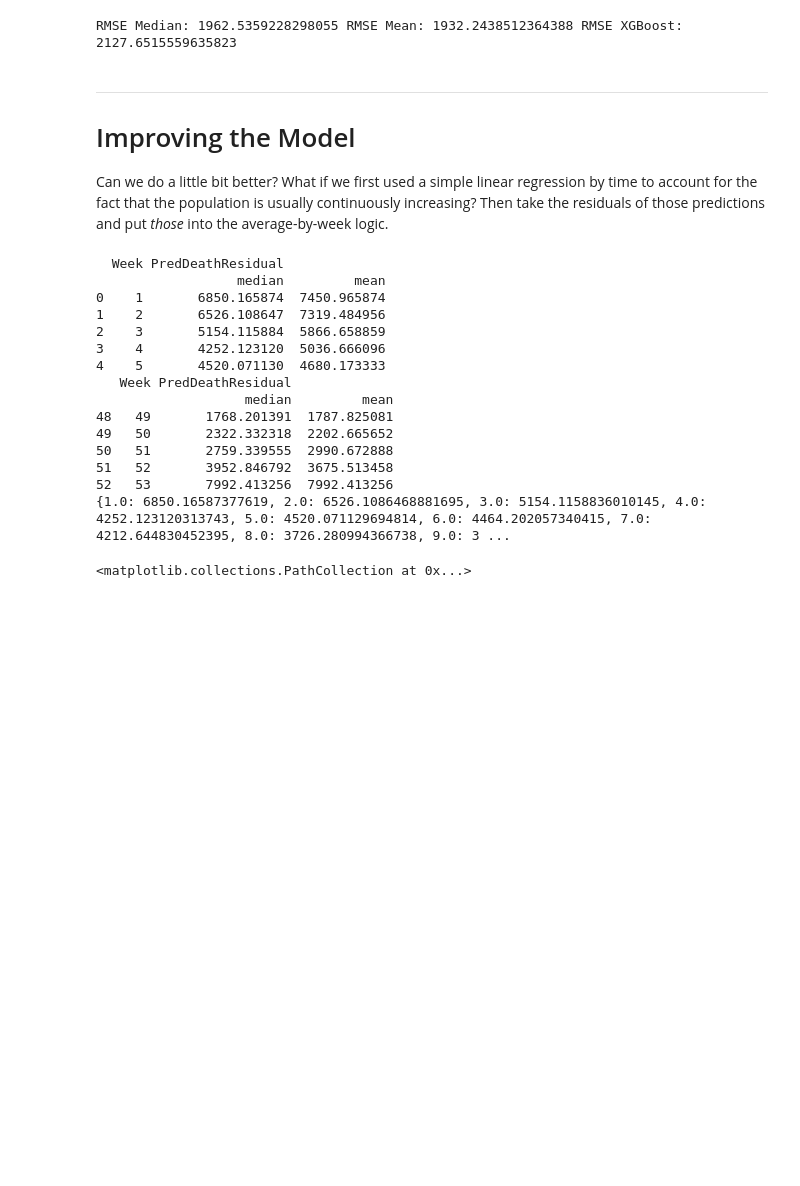
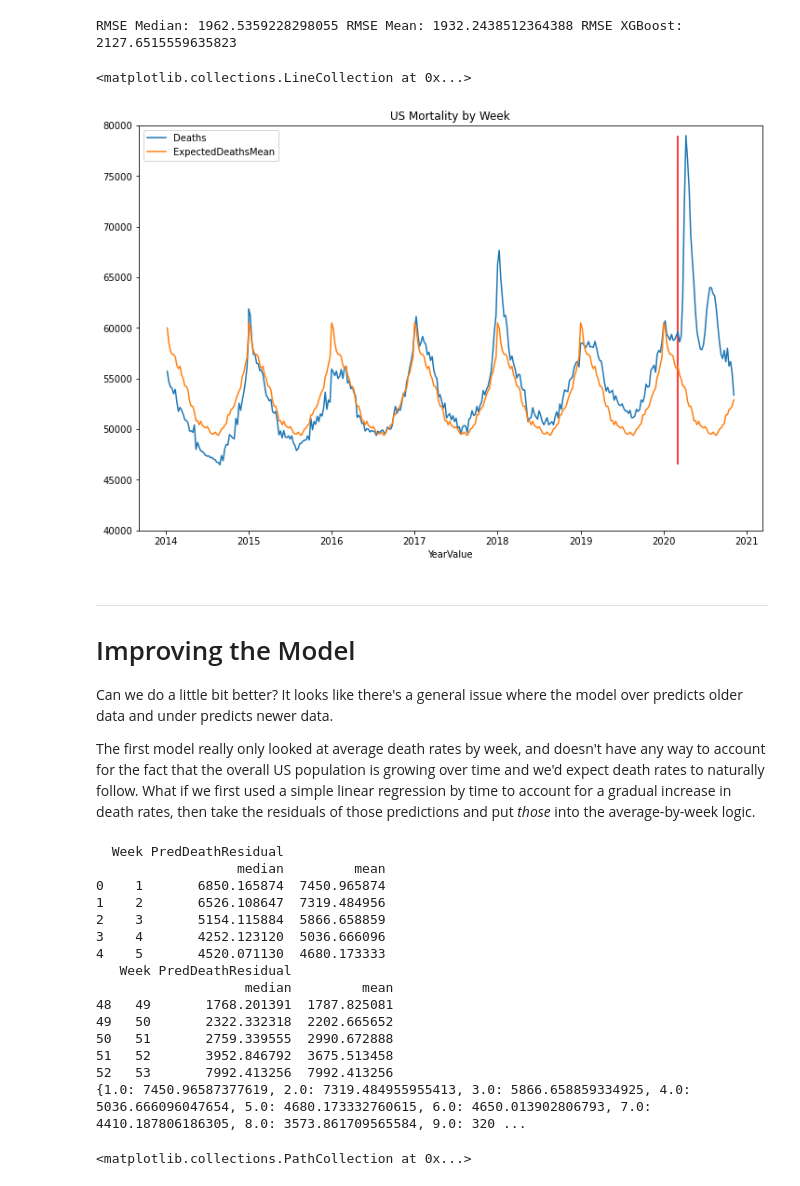
Before and after one commit to btrapp/covidmortality2020, a Jupyter notebook: Mortality.ipynb, the cells around one changed output. Saved outputs shown, nothing was run; the diff lists cells and outputs as text; code cells hidden in the pictures; blank space fills up the shorter version.

```diff
--- a/Mortality.ipynb
+++ b/Mortality.ipynb
@@ -233,11 +239,25 @@ print("RMSE Median:",rmseMed,"RMSE Mean:",rmseMea,"RMSE XGBoost:",rmseXgb)
 #Of the 3 techniques, Mean has the lowest RMSE
 # %% [output]
 RMSE Median: 1962.5359228298055 RMSE Mean: 1932.2438512364388 RMSE XGBoost: 2127.6515559635823
+# %%
+y_min = dfUs.Deaths.min()
+y_max = dfUs.Deaths.max()
+
+dfUs.plot(title='US Mortality by Week',x='YearValue',y=['Deaths','ExpectedDeathsMean'],figsize=(12,8),ylim=(40000,80000))
+#Why can't i draw vertical year lines?
+#plt.vlines(x=['2015-01','2016-01'],ymin=y_min, ymax=y_max)
+#Draw a line at March 2020
+plt.vlines(MARCH2020,dfUs.Deaths.min(),dfUs.Deaths.max(),color='red')
+# %% [output]
+<matplotlib.collections.LineCollection at 0x...>
+[figure, added]
 # %% [markdown]
 ---
 # Improving the Model
 
-Can we do a little bit better?  What if we first used a simple linear regression by time to account for the fact that the population is usually continuously increasing?  Then take the residuals of those predictions and put *those* into the average-by-week logic.
+Can we do a little bit better?  It looks like there's a general issue where the model over predicts older data and under predicts newer data.
+
+The first model really only looked at average death rates by week, and doesn't have any way to account for the fact that the overall US population is growing over time and we'd expect death rates to naturally follow.  What if we first used a simple linear regression by time to account for a gradual increase in death rates, then take the residuals of those predictions and put *those* into the average-by-week logic.
 # %%
 #Guide -https://realpython.com/linear-regression-in-python/
 x = dfOld['YearValue'].to_numpy().reshape((-1, 1))
@@ -247,7 +267,7 @@ model = LinearRegression().fit(x,y)
 #print(f)
 y_pred = model.predict(x)
 
-#Now use a delta y of the number of dealth minus the number of deaths predicted by the year linear model
+#Calculate the residuals left after applying the year based model:
 yPredResiduals = dfOld['Deaths']-y_pred
 week = dfOld['Week']
 #print(dy)
@@ -260,14 +280,14 @@ dfYearAdjusted['PredDeathResidual'] = yPredResiduals
 #print(dfYearAdjusted)
 
 #Lets try a simple mean/median by week as two simple predictors
-avgDeathsDfAdj = dfYearAdjusted.groupby('Week').agg({'PredDeathResidual':[np.median,np.mean]}).reset_index()
-print(avgDeathsDfAdj[:5])
-print(avgDeathsDfAdj[-5:])
-valsAdj = avgDeathsDfAdj.values;
+avgDeathsDfAdv = dfYearAdjusted.groupby('Week').agg({'PredDeathResidual':[np.median,np.mean]}).reset_index()
+print(avgDeathsDfAdv[:5])
+print(avgDeathsDfAdv[-5:])
+valsAdv = avgDeathsDfAdv.values;
 #print(vals)
-dictMedianAdj = {a : b for a,b,c in valsAdj}
-dictMeandj = {a : c for a,b,c in valsAdj}
-print(dictMedianAdj)
+dictMedianAdv = {a : b for a,b,c in valsAdv}
+dictMeanAdv = {a : c for a,b,c in valsAdv}
+print(dictMeanAdv)
 # %% [output]
   Week PredDeathResidual
                   median         mean
@@ -283,6 +303,6 @@ print(dictMedianAdj)
 50   51       2759.339555  2990.672888
 51   52       3952.846792  3675.513458
 52   53       7992.413256  7992.413256
-{1.0: 6850.16587377619, 2.0: 6526.1086468881695, 3.0: 5154.1158836010145, 4.0: 4252.123120313743, 5.0: 4520.071129694814, 6.0: 4464.202057340415, 7.0: 4212.644830452395, 8.0: 3726.280994366738, 9.0: 3 ...
+{1.0: 7450.96587377619, 2.0: 7319.484955955413, 3.0: 5866.658859334925, 4.0: 5036.666096047654, 5.0: 4680.173332760615, 6.0: 4650.013902806793, 7.0: 4410.187806186305, 8.0: 3573.861709565584, 9.0: 320 ...
 # %%
 #Plot overall mortality by week of year.
```
Also changed, not shown: parts of 14 cells of this notebook, 7 other files.
